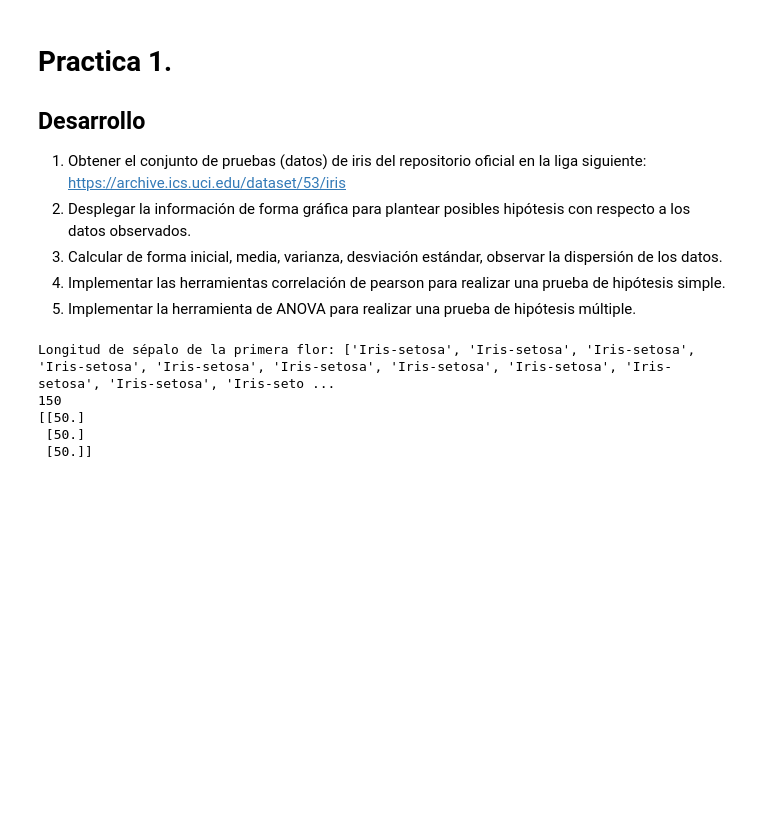
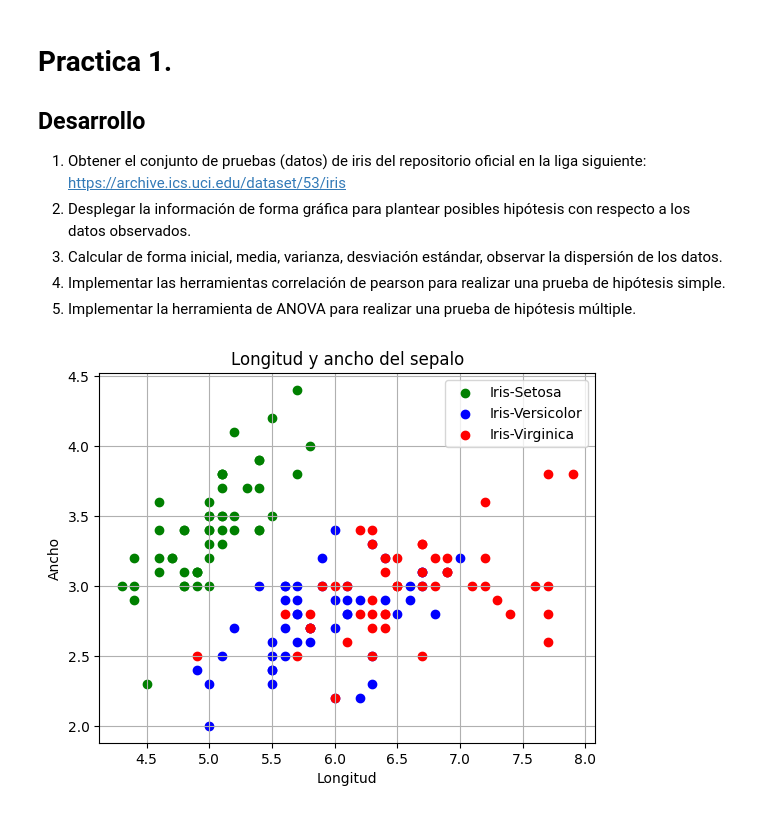
Before and after one commit to ValeriaJahzeel/MachineLearnig, a Jupyter notebook: Practica1/LAB_AM_1_ValeriaJahzeelCastañonHernandez.ipynb, the cells around one changed output. Saved outputs shown, nothing was run; the diff lists cells and outputs as text; code cells hidden in the pictures; blank space fills up the shorter version.

Commit message:
graficacion de los datos

```diff
--- a/Practica1/LAB_AM_1_ValeriaJahzeelCastañonHernandez.ipynb
+++ b/Practica1/LAB_AM_1_ValeriaJahzeelCastañonHernandez.ipynb
@@ -56,15 +50,19 @@ def read(name):
      return sepal_length, sepal_width, petal_length, petal_width, iris_class
-# %%
-# ---------------- CUENTA CUANTOS DATOS HAY DE CADA TIPO DE FLOR --------------------
-def counter(fName):
-     tresTipos = np.zeros((3,1)) # setosa, versicolor, virginica
-
-     for i in range(len(fName)):
-          if fName[i] == 'Iris-setosa':
-               tresTipos[0] += 1
-          elif fName[i] == 'Iris-versicolor':
-               tresTipos[1] += 1
-          else:
-               tresTipos[2] += 1
-
-     return tresTipos
+# %%
+# ---------------- CUENTA CUANTOS DATOS HAY DE CADA TIPO DE FLOR --------------------
+
+def counter(sLength, sWidth, pLength, pWidth,fName):
+     setosa_data = []
+     versicolor_data = []
+     virginica_data = []
+
+     # Recorre los datos y para acomodarlos en cada tipo de planta
+     for i in range(len(fName)):
+          if fName[i] == 'Iris-setosa':
+               setosa_data.append([sLength[i], sWidth[i], pLength[i], pWidth[i]])
+          elif fName[i] == 'Iris-versicolor':
+               versicolor_data.append([sLength[i], sWidth[i], pLength[i], pWidth[i]])
+          elif fName[i] == 'Iris-virginica':
+               virginica_data.append([sLength[i], sWidth[i], pLength[i], pWidth[i]])
+
+     return setosa_data,versicolor_data,virginica_data
@@ -71,13 +111,11 @@ def counter(fName):
 # %%
+# ----------- LLAMADO DE LAS FUNCIONES Y MUESTREO DE RESULTADOS -----------
+
 fileName = "iris/iris.data"   # nombre del archivo que se quiere leer
 sLength, sWidth, pLength, pWidth, fName = read(fileName)    # valores separados del archivo iris
-cantidad = counter(fName)     # cuenta el numero de flores en cada categoria
-
-print(len(fName)) # borrar
-print(cantidad) # borrar
+setosa, versicolor, virginica = counter(sLength, sWidth, pLength, pWidth, fName)     # datos por cada tipo de flor
-# %% [output]
-Longitud de sépalo de la primera flor: ['Iris-setosa', 'Iris-setosa', 'Iris-setosa', 'Iris-setosa', 'Iris-setosa', 'Iris-setosa', 'Iris-setosa', 'Iris-setosa', 'Iris-setosa', 'Iris-setosa', 'Iris-seto ...
-150
-[[50.]
- [50.]
- [50.]]
+# %%
+# se grafican los datos del sepalo
+graphics('Longitud', 'Ancho', 'Longitud y ancho del sepalo',0,1,'upper right',setosa, versicolor,virginica)
+# %% [output]
+[figure, added]
```
Also changed, not shown: parts of 3 cells of this notebook.
